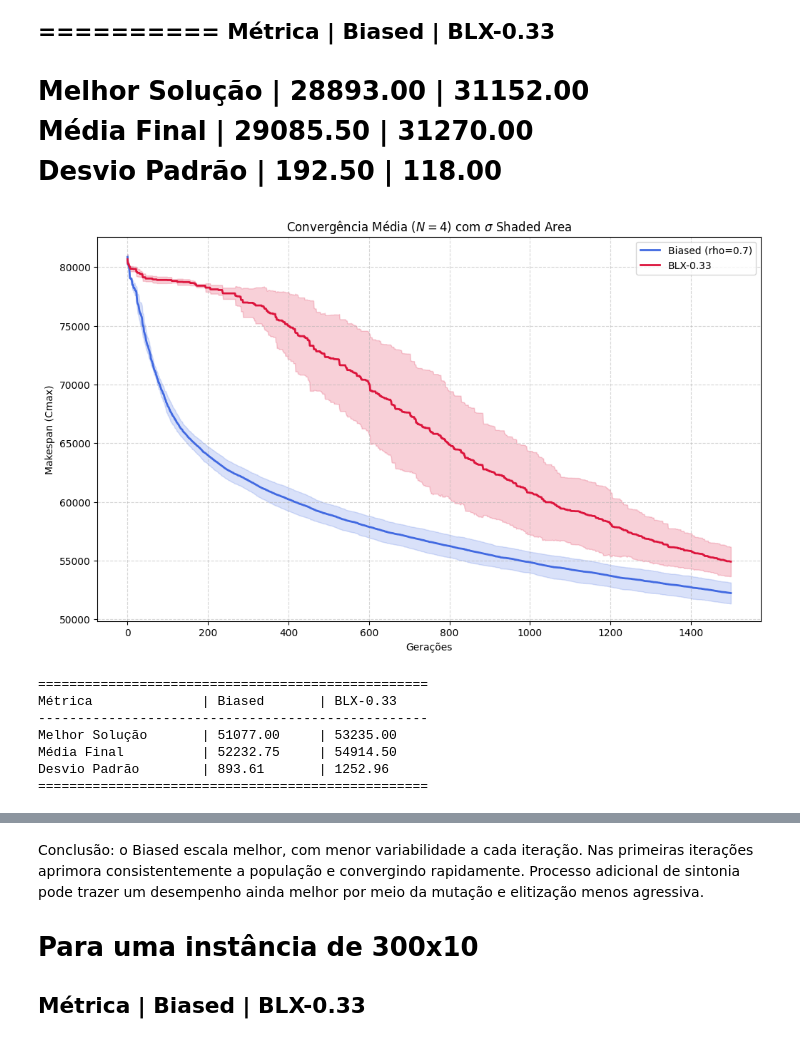
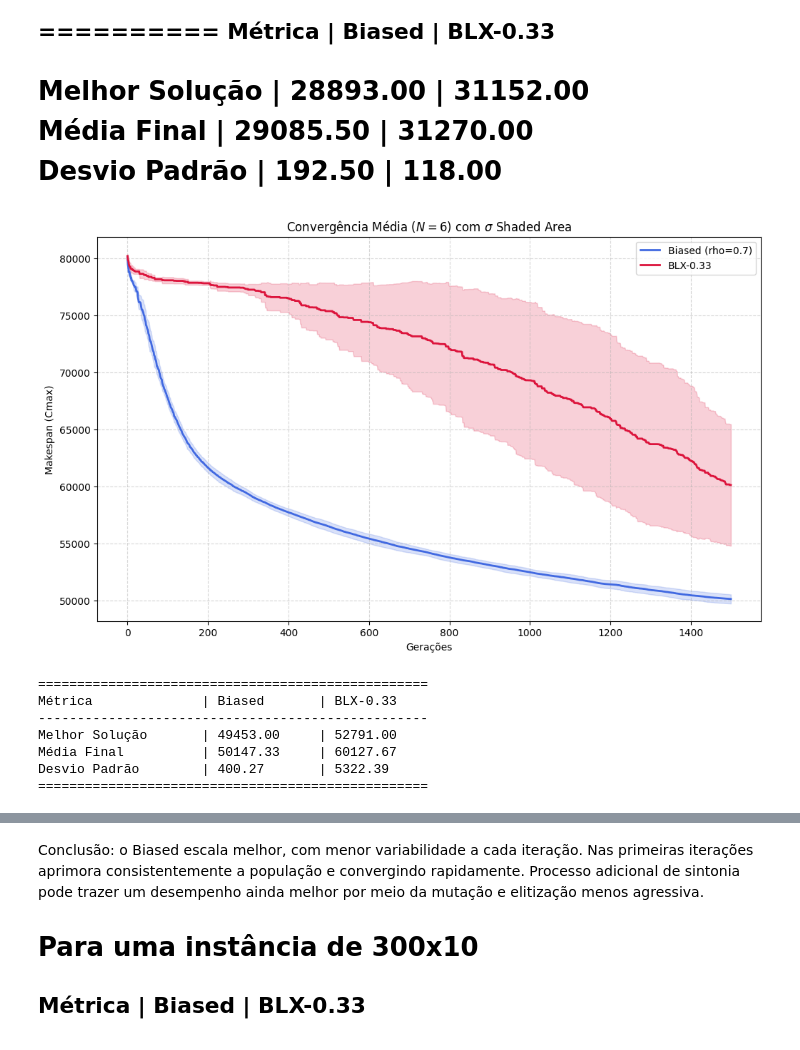
Before and after one commit to fredericmenezes/ecs-brkga-research, a Jupyter notebook: BRKGA_BIASED_x_BLX.ipynb, the cells around one changed output, grey strips where cells are left out. Drawn from its saved outputs; the diff is of its cells as text; code cells hidden in the pictures.

```diff
--- a/BRKGA_BIASED_x_BLX.ipynb
+++ b/BRKGA_BIASED_x_BLX.ipynb
@@ -316,10 +316,10 @@ import copy
 from scipy import stats
 
 # --- CONFIGURAÇÕES DO EXPERIMENTO ---
-N_RUNS = 4
+N_RUNS = 6
 N_JOBS = 300        # Instância maior conforme solicitado
 N_MACHINES = 10
-POP_SIZE = 200
+POP_SIZE = 300
 GENS = 1500          # Execução prolongada
 ALPHA = 0.4
 RHO_E = 0.7
@@ -408,38 +408,38 @@ mean_blx = np.mean(h_blx, axis=0)
 std_blx = np.std(h_blx, axis=0)
 
 # --- PLOTAGEM COM FAIXA DE DESVIO ---
 plt.figure(figsize=(12, 7))
 gens_range = range(GENS)
 
 # Linha Biased
 plt.plot(gens_range, mean_biased, label=f"Biased (rho={RHO_E})", color='royalblue', linewidth=2)
 plt.fill_between(gens_range, mean_biased - std_biased, mean_biased + std_biased, color='royalblue', alpha=0.2)
 
 # Linha BLX
 plt.plot(gens_range, mean_blx, label=f"BLX-0.33", color='crimson', linestyle='-', linewidth=2)
 plt.fill_between(gens_range, mean_blx - std_blx, mean_blx + std_blx, color='crimson', alpha=0.2)
 
 plt.title(f"Convergência Média ($N={N_RUNS}$) com $\sigma$ Shaded Area")
 plt.xlabel("Gerações")
 plt.ylabel("Makespan (Cmax)")
 plt.legend()
 plt.grid(True, which='both', linestyle='--', alpha=0.5)
 plt.show()
 
 # --- TABELA FINAL ---
 print("\n" + "="*50)
 print(f"{'Métrica':<20} | {'Biased':<12} | {'BLX-0.33':<12}")
 print("-" * 50)
 print(f"{'Melhor Solução':<20} | {np.min(f_biased):<12.2f} | {np.min(f_blx):<12.2f}")
 print(f"{'Média Final':<20} | {np.mean(f_biased):<12.2f} | {np.mean(f_blx):<12.2f}")
 print(f"{'Desvio Padrão':<20} | {np.std(f_biased):<12.2f} | {np.std(f_blx):<12.2f}")
 print("="*50)
 # %% [output]
-[figure, old version]
+[figure, new version]
 ==================================================
 Métrica              | Biased       | BLX-0.33
 --------------------------------------------------
-Melhor Solução       | 51077.00     | 53235.00
-Média Final          | 52232.75     | 54914.50
-Desvio Padrão        | 893.61       | 1252.96
+Melhor Solução       | 49453.00     | 52791.00
+Média Final          | 50147.33     | 60127.67
+Desvio Padrão        | 400.27       | 5322.39
 ==================================================
```
Also changed, not shown: parts of 5 cells of this notebook.
